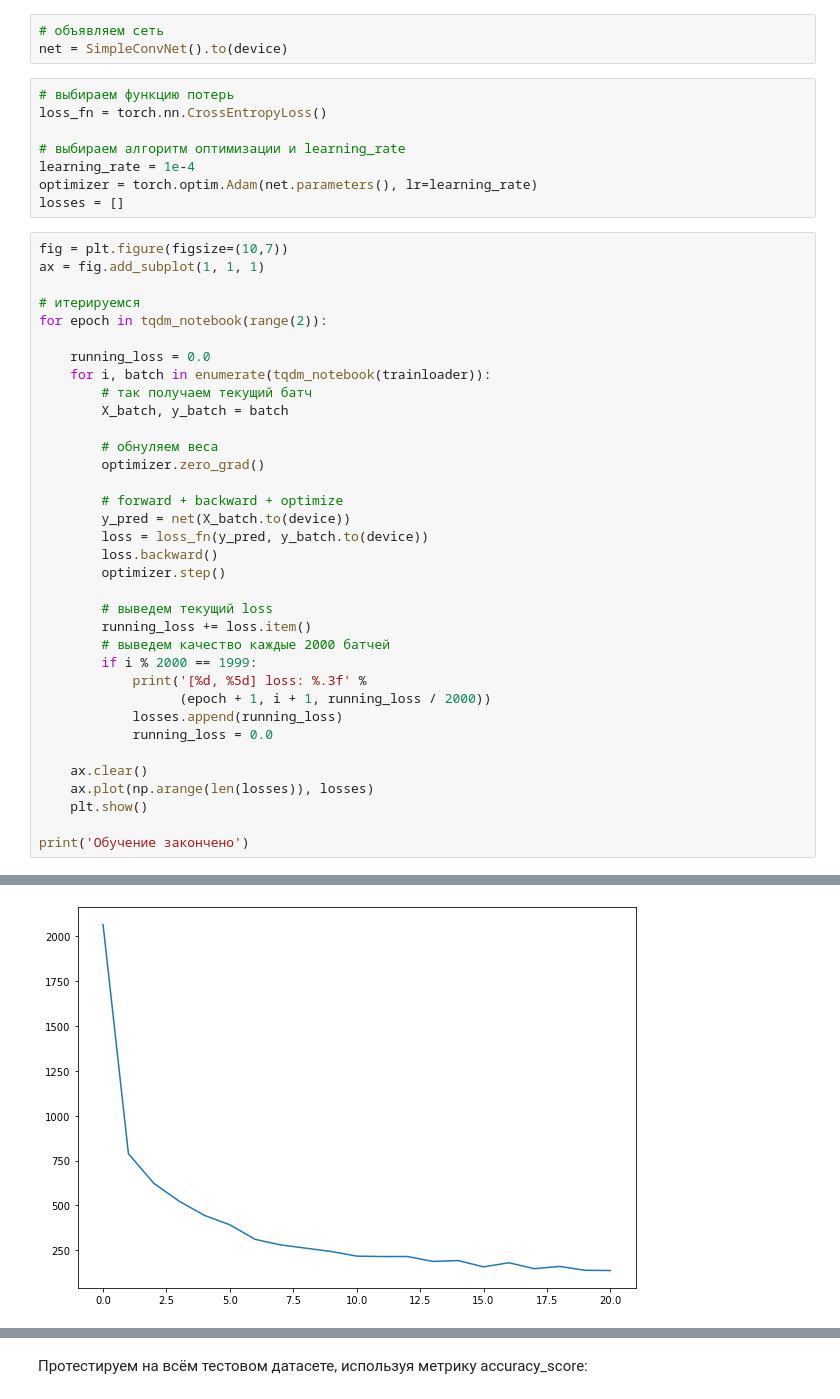
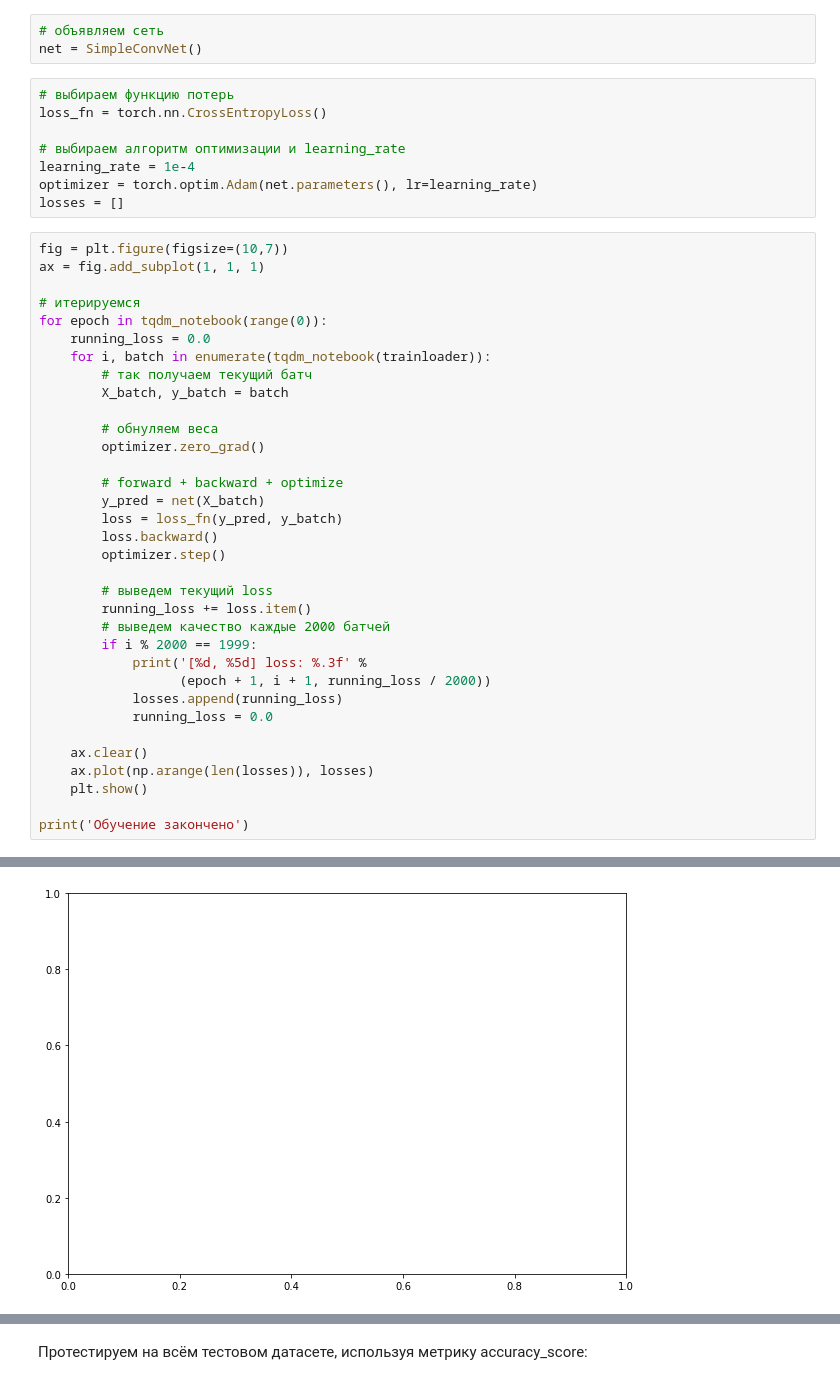
Before and after one commit to peterochek/DLS-MIPT-course, a Jupyter notebook: convnets/[seminar]convnet_pytorch.ipynb, the cells around one changed output, grey strips where cells are left out. Saved outputs shown, nothing was run; the diff lists cells and outputs as text.

```diff
--- a/convnets/[seminar]convnet_pytorch.ipynb
+++ b/convnets/[seminar]convnet_pytorch.ipynb
@@ -268,7 +268,7 @@ tensor([[-0.0505, -0.0958, -0.0362,  0.0158,  0.0221,  0.0760, -0.0545,  0.0786,
 from tqdm import tqdm_notebook
 # %%
 # объявляем сеть
-net = SimpleConvNet().to(device)
+net = SimpleConvNet()
 # %%
 # выбираем функцию потерь
 loss_fn = torch.nn.CrossEntropyLoss()
@@ -282,8 +282,7 @@ fig = plt.figure(figsize=(10,7))
 ax = fig.add_subplot(1, 1, 1)
 
 # итерируемся
-for epoch in tqdm_notebook(range(2)):
-
+for epoch in tqdm_notebook(range(0)):
     running_loss = 0.0
     for i, batch in enumerate(tqdm_notebook(trainloader)):
         # так получаем текущий батч
@@ -293,8 +292,8 @@ for epoch in tqdm_notebook(range(2)):
         optimizer.zero_grad()
 
         # forward + backward + optimize
-        y_pred = net(X_batch.to(device))
-        loss = loss_fn(y_pred, y_batch.to(device))
+        y_pred = net(X_batch)
+        loss = loss_fn(y_pred, y_batch)
         loss.backward()
         optimizer.step()
 
@@ -327 +318 @@ Please use `tqdm.notebook.tqdm` instead of `tqdm.tqdm_notebook`
-[figure, old version]
+[figure, new version]
```
Also changed, not shown: parts of 9 cells of this notebook, 4 other files.
